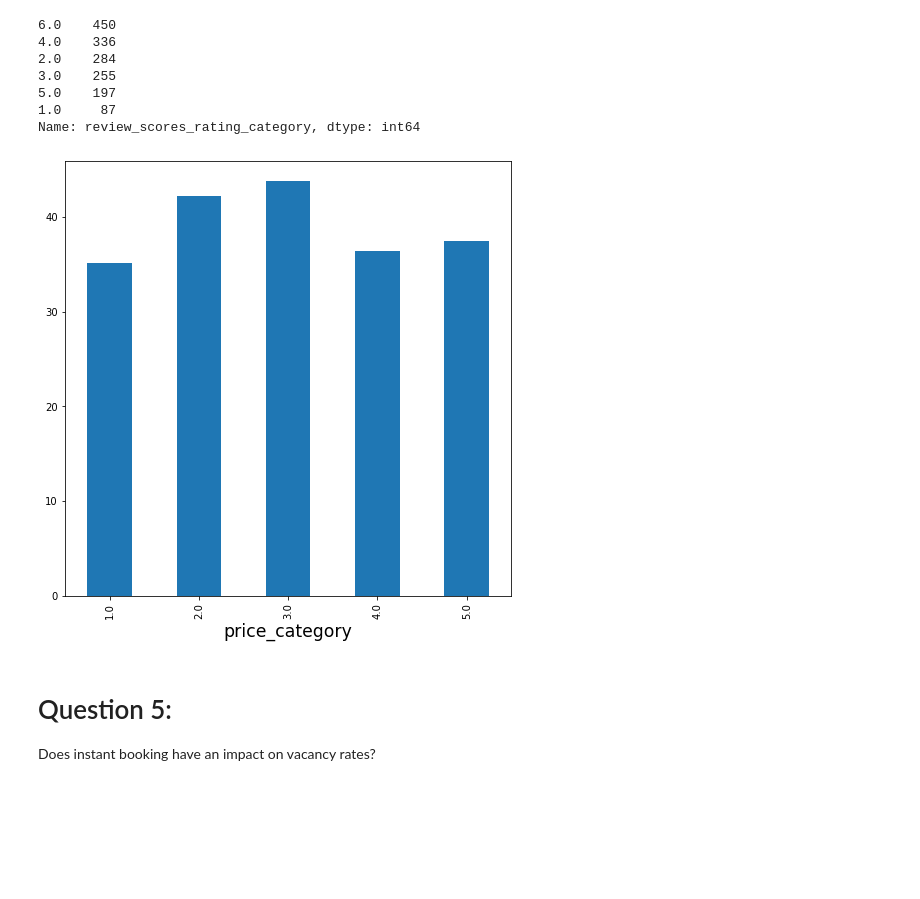
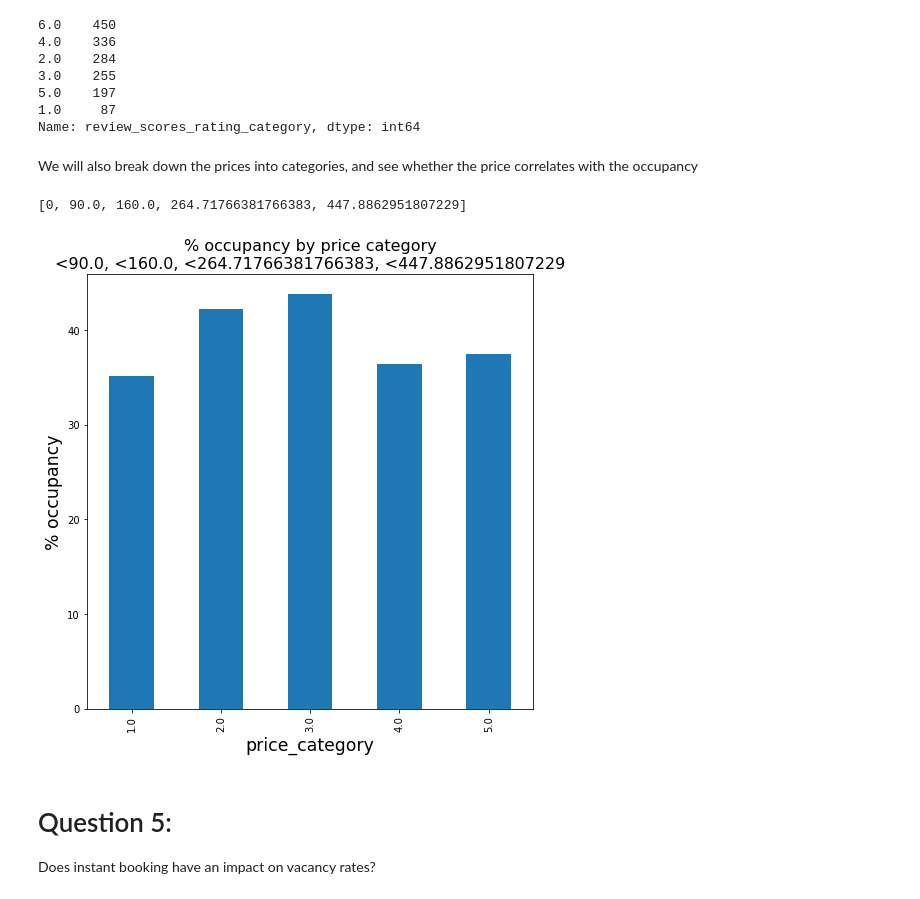
Before and after one commit to ogurashi/Boston-AirBnB-Analysis, a Jupyter notebook: rentals.ipynb, the cells around one changed output. Saved outputs shown, nothing was run; the diff lists cells and outputs as text; code cells hidden in the pictures; blank space fills up the shorter version.

```diff
--- a/rentals.ipynb
+++ b/rentals.ipynb
@@ -872,19 +878,28 @@ temp_listings['review_scores_rating_category'].value_counts()
 5.0    197
 1.0     87
 Name: review_scores_rating_category, dtype: int64
+# %% [markdown]
+We will also break down the prices into categories, and see whether the price correlates with the occupancy
 # %%
+
 listings.loc[:,'price_category'] = listings['average_price'].apply(lambda price: category_mapping(price,quantile_values))
 #listings = dummy_column_creator(listings,'review_scores_rating_category')
 listings = dummy_column_creator(listings,'price_category',drop_first = False)
 listings = dummy_column_creator(listings,'room_type',drop_first = False)
 listings = dummy_column_creator(listings,'neighbourhood',drop_first = False)
+
+print(quantile_values)
+# %% [output]
+[0, 90.0, 160.0, 264.71766381766383, 447.8862951807229]
 # %%
 #visualize
 fig,ax = plt.subplots(figsize = (8,8))
 listings.groupby('price_category')['% occupied'].mean().plot(kind = 'bar',ax=ax)
+ax.set_title('% occupancy by price category\n<90.0, <160.0, <264.71766381766383, <447.8862951807229',fontsize = 16)
+ax.set_ylabel('% occupancy')
 fig.savefig('price_category_vs_percent_occupied.png',bbox_inches='tight')
 # %% [output]
-[figure, old version]
+[figure, new version]
 # %%
 #analyze
 price_category_bookable = listings.groupby(['price_category','instant_bookable'])['% occupied'].mean().reset_index()
```
Also changed, not shown: parts of 29 cells of this notebook.
